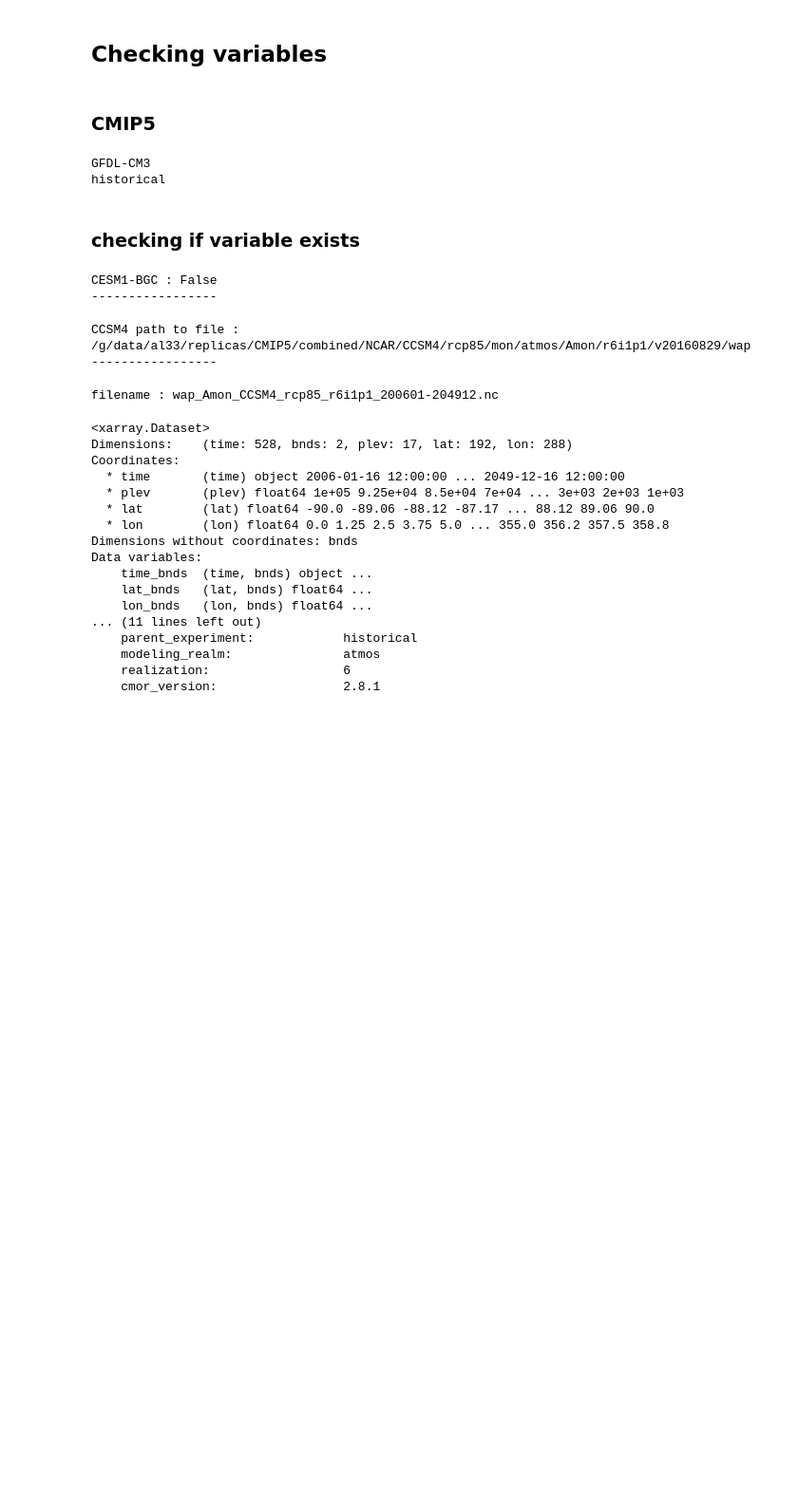
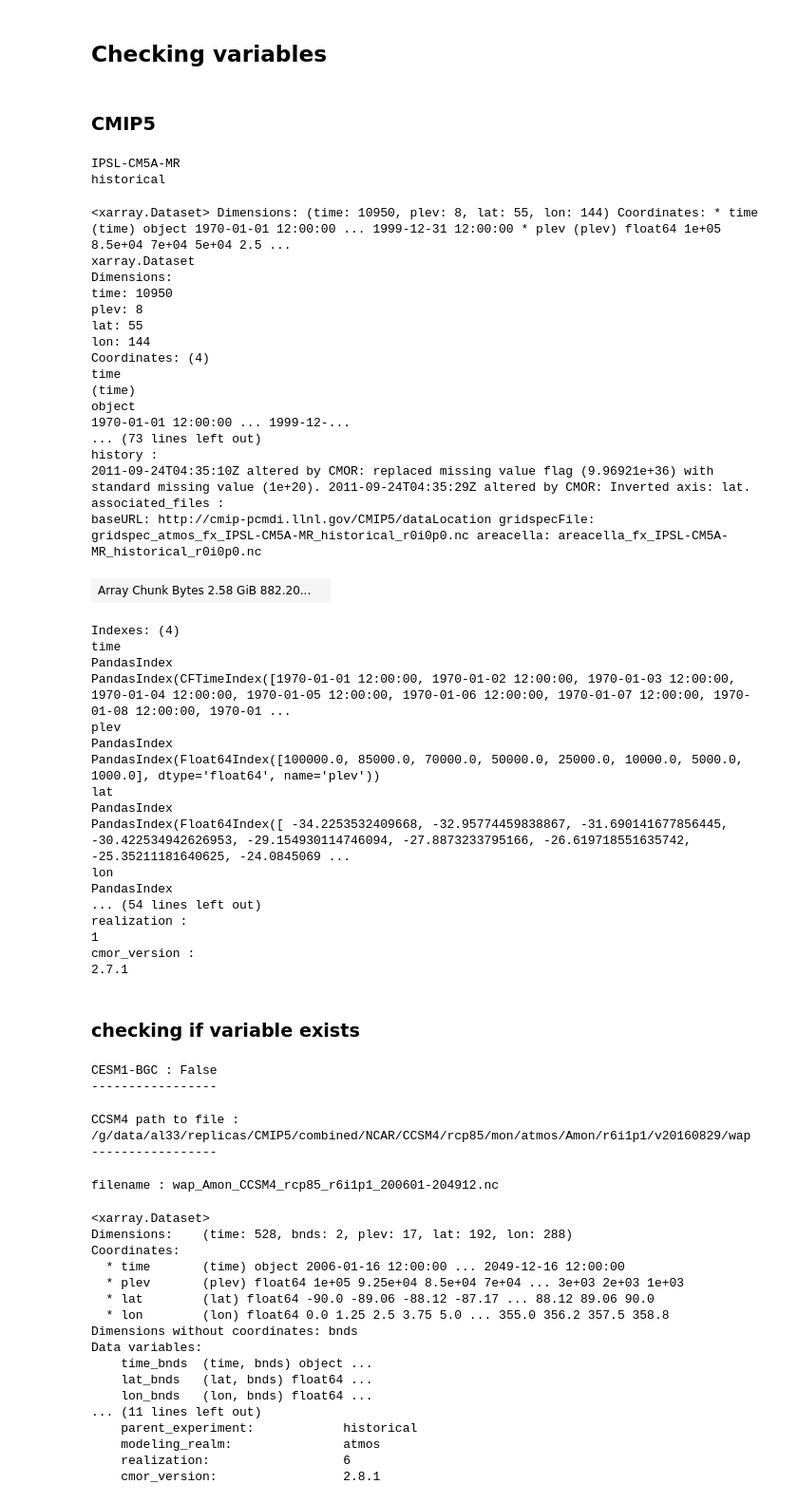
Before and after one commit to PBlackberg/phd, a Jupyter notebook: metrics/get_variables/test_variables.ipynb, the cells around one changed output. Shown: that part at 95% size. Saved outputs shown, nothing was run; the diff lists cells and outputs as text; code cells hidden in the pictures; blank space fills up the shorter version.

```diff
--- a/metrics/get_variables/test_variables.ipynb
+++ b/metrics/get_variables/test_variables.ipynb
@@ -15,8 +15,8 @@ sys.path.insert(0, '{}/phd/metrics/get_variables'.format(home))
 from cmip5_variables import *
 
 models = [
-    # 'IPSL-CM5A-MR', # 1
-    'GFDL-CM3',     # 2
+    'IPSL-CM5A-MR', # 1
+    # 'GFDL-CM3',     # 2
     # 'GISS-E2-H',    # 3
     # 'bcc-csm1-1',   # 4
     # 'CNRM-CM5',     # 5
@@ -57,11 +57,49 @@ for model in models:
         # ds_tas = get_tas(institutes[model], model, experiment, resolution=resolutions[0])
         # ds_hus = get_hus(institutes[model], model, experiment, resolution=resolutions[0])
         # ds_hur = get_hur(institutes[model], model, experiment, resolution=resolutions[0])
-        # ds_wap = get_wap(institutes[model], model, experiment, resolution=resolutions[0])
+        ds_wap = get_wap(institutes[model], model, experiment, resolution=resolutions[0])
         # ds_cl, ds_p_hybridsigma = get_cl(institutes[model], model, experiment, resolution=resolutions[0])
 # %% [output]
-GFDL-CM3
+IPSL-CM5A-MR
 historical
+# %%
+ds_wap
+# %% [output]
+<xarray.Dataset> Dimensions: (time: 10950, plev: 8, lat: 55, lon: 144) Coordinates: * time (time) object 1970-01-01 12:00:00 ... 1999-12-31 12:00:00 * plev (plev) float64 1e+05 8.5e+04 7e+04 5e+04 2.5 ...
+xarray.Dataset
+Dimensions:
+time: 10950
+plev: 8
+lat: 55
+lon: 144
+Coordinates: (4)
+time
+(time)
+object
+1970-01-01 12:00:00 ... 1999-12-...
+... (73 lines left out)
+history :
+2011-09-24T04:35:10Z altered by CMOR: replaced missing value flag (9.96921e+36) with standard missing value (1e+20). 2011-09-24T04:35:29Z altered by CMOR: Inverted axis: lat.
+associated_files :
+baseURL: http://cmip-pcmdi.llnl.gov/CMIP5/dataLocation gridspecFile: gridspec_atmos_fx_IPSL-CM5A-MR_historical_r0i0p0.nc areacella: areacella_fx_IPSL-CM5A-MR_historical_r0i0p0.nc
+| Array Chunk Bytes 2.58 GiB 882.20... |  |
+Indexes: (4)
+time
+PandasIndex
+PandasIndex(CFTimeIndex([1970-01-01 12:00:00, 1970-01-02 12:00:00, 1970-01-03 12:00:00, 1970-01-04 12:00:00, 1970-01-05 12:00:00, 1970-01-06 12:00:00, 1970-01-07 12:00:00, 1970-01-08 12:00:00, 1970-01 ...
+plev
+PandasIndex
+PandasIndex(Float64Index([100000.0, 85000.0, 70000.0, 50000.0, 25000.0, 10000.0, 5000.0, 1000.0], dtype='float64', name='plev'))
+lat
+PandasIndex
+PandasIndex(Float64Index([ -34.2253532409668, -32.95774459838867, -31.690141677856445, -30.422534942626953, -29.154930114746094, -27.8873233795166, -26.619718551635742, -25.35211181640625, -24.0845069 ...
+lon
+PandasIndex
+... (54 lines left out)
+realization :
+1
+cmor_version :
+2.7.1
 # %% [markdown]
 ### checking if variable exists
 # %%
```
Also changed, not shown: 1 other file.
